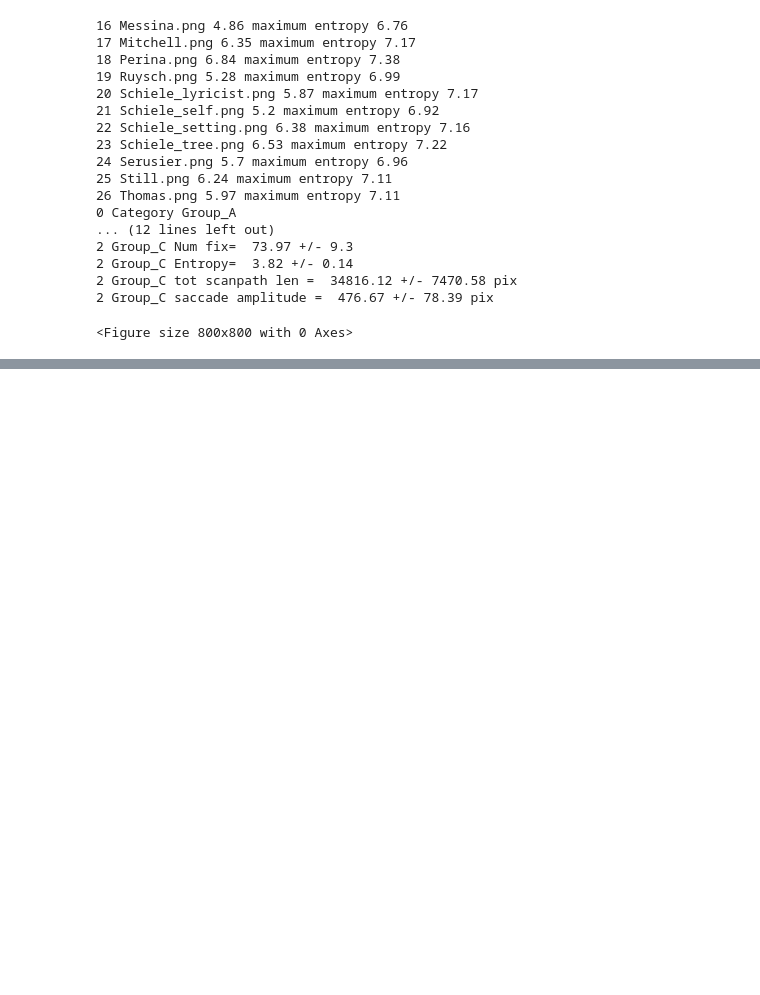
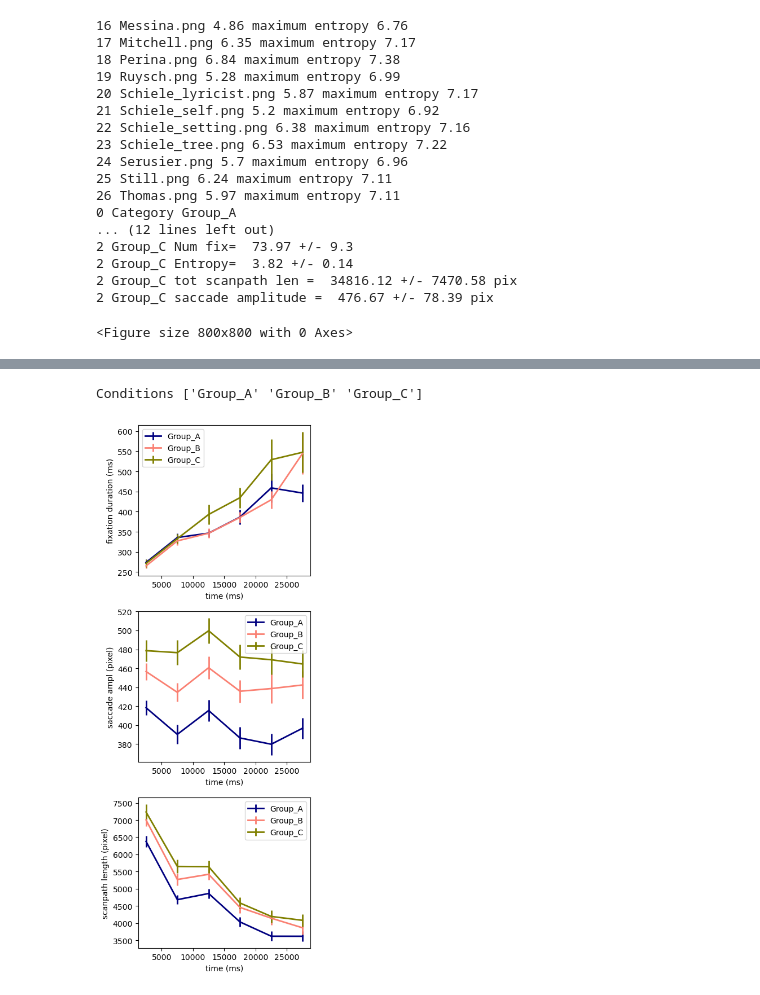
Before and after one commit to jozsarato/PyEyeSim, a Jupyter notebook: Notebooks/PyEyeSimDemo.ipynb, the cells around one changed output, grey strips where cells are left out. Saved outputs shown, nothing was run; the diff lists cells and outputs as text; code cells hidden in the pictures; blank space fills up the shorter version.

```diff
--- a/Notebooks/PyEyeSimDemo.ipynb
+++ b/Notebooks/PyEyeSimDemo.ipynb
@@ -867,0 +829,5 @@ array([[275.96919431, 344.07028754, 383.46855346, 396.65328467,
+# %%
+WithinDat.BinnedDescriptivesGroups('Group')
+# %% [output]
+Conditions ['Group_A' 'Group_B' 'Group_C']
+[figure, added]
```
Also changed, not shown: parts of 21 cells of this notebook, 1 other file.
